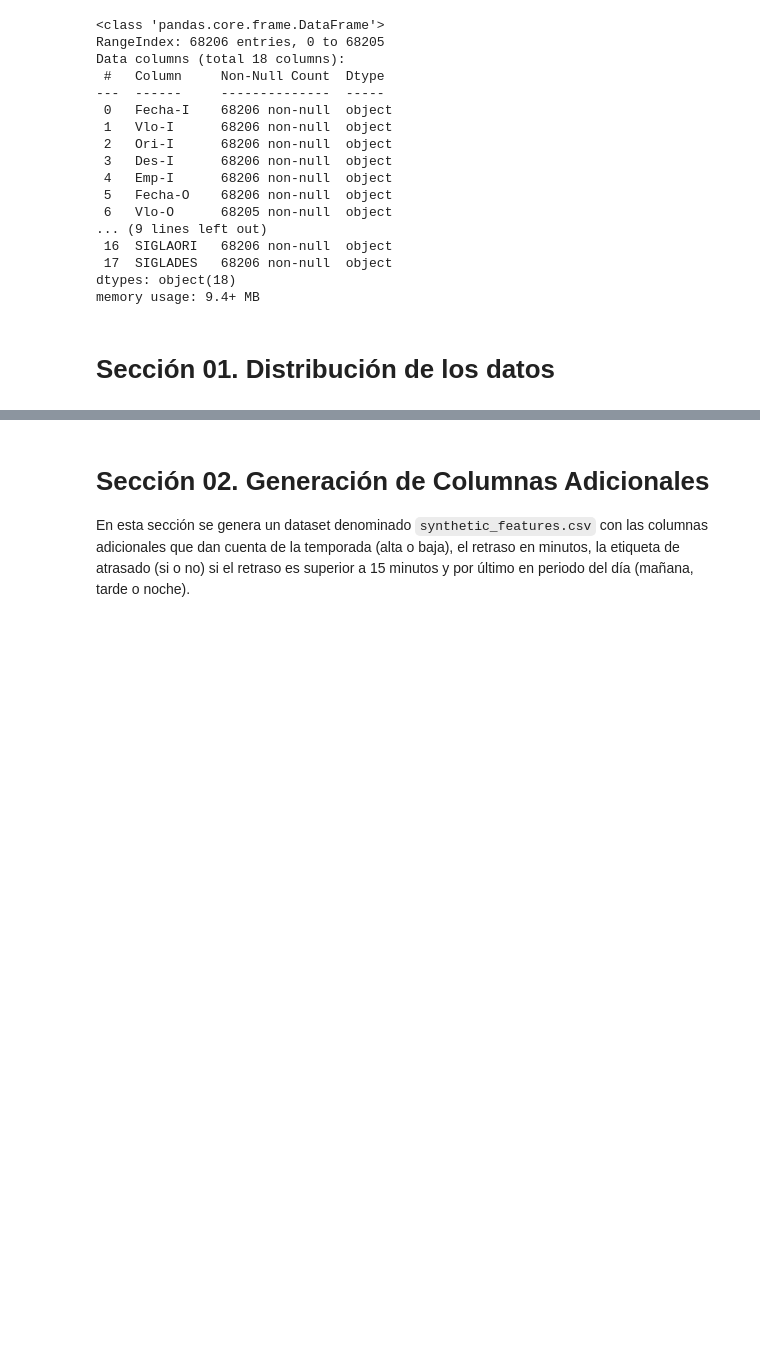
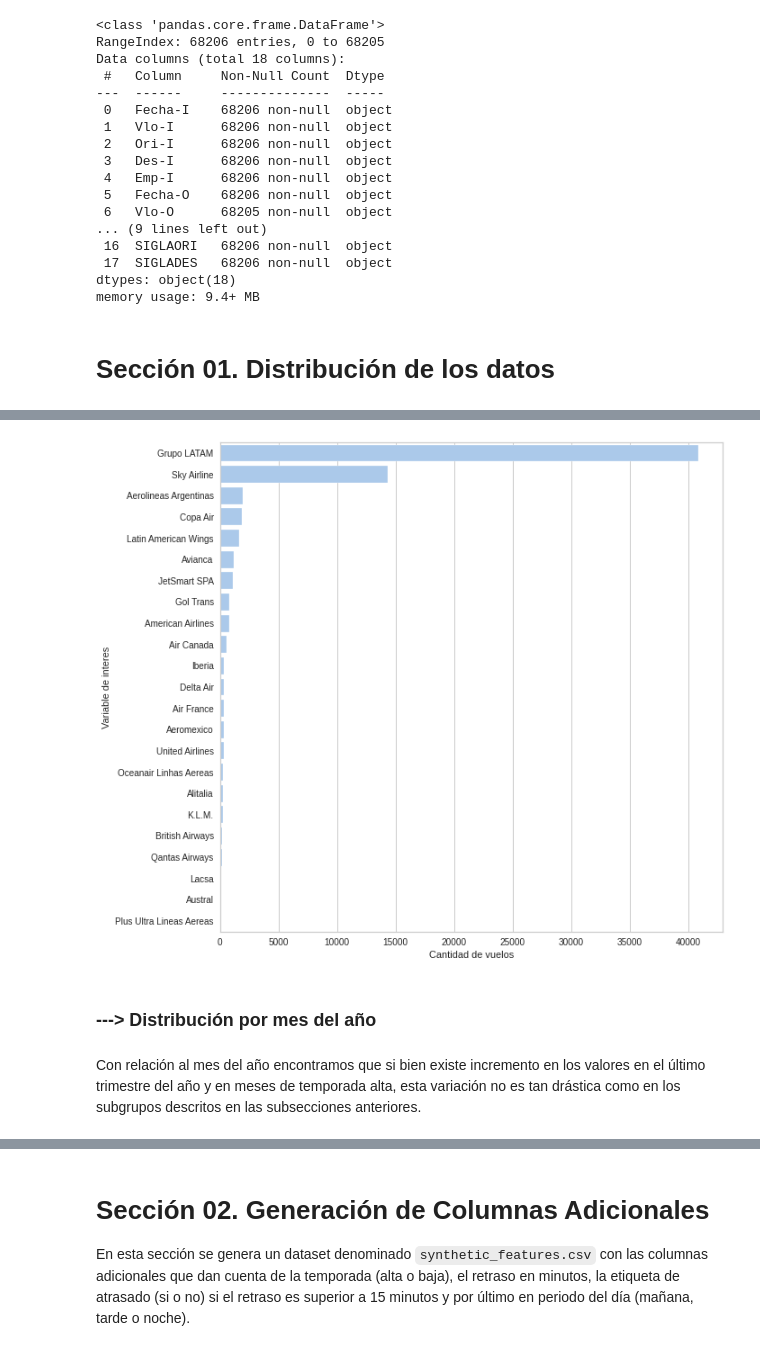
Before and after one commit to alexandergribenchenko/DS_LATAM_Test, a Jupyter notebook: solution.ipynb, the cells around one changed output, grey strips where cells are left out. Saved outputs shown, nothing was run; the diff lists cells and outputs as text; code cells hidden in the pictures; blank space fills up the shorter version.

```diff
--- a/solution.ipynb
+++ b/solution.ipynb
@@ -87,0 +238,3 @@ memory usage: 9.4+ MB
+# %%
+df_agregacion_aerolinea = dataframe_agregacion(df_raw,'OPERA')
+df_agregacion_aerolinea
@@ -87,0 +259,8 @@ memory usage: 9.4+ MB
+# %%
+plot_distribucion(df_agregacion_aerolinea, 10, 10)
+# %% [output]
+[figure, added]
+# %% [markdown]
+### ---> Distribución por mes del año
+# %% [markdown]
+Con relación al mes del año encontramos que si bien existe incremento en los valores en el último trimestre del año y en meses de temporada alta, esta variación no es tan drástica como en los subgrupos descritos en las subsecciones anteriores.
```
Also changed, not shown: parts of 41 cells of this notebook.
